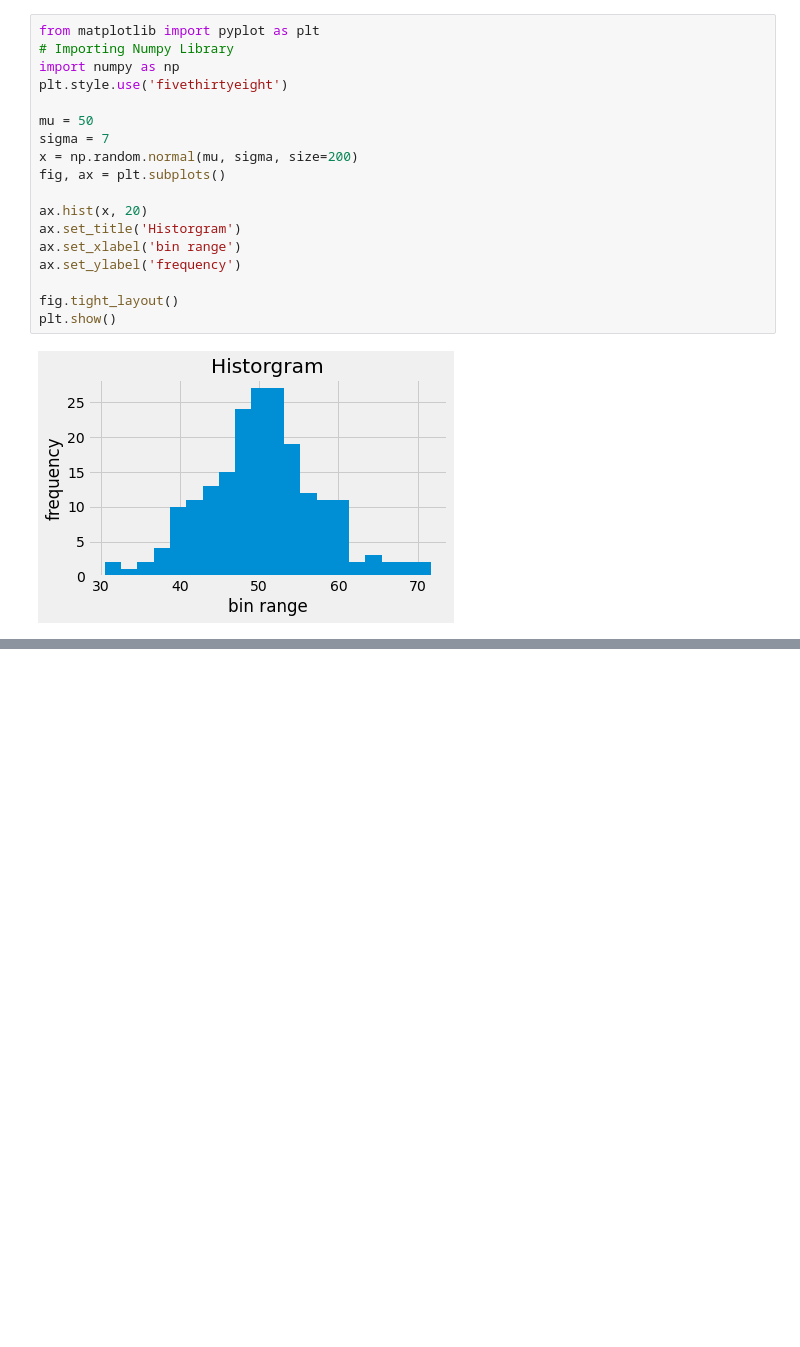
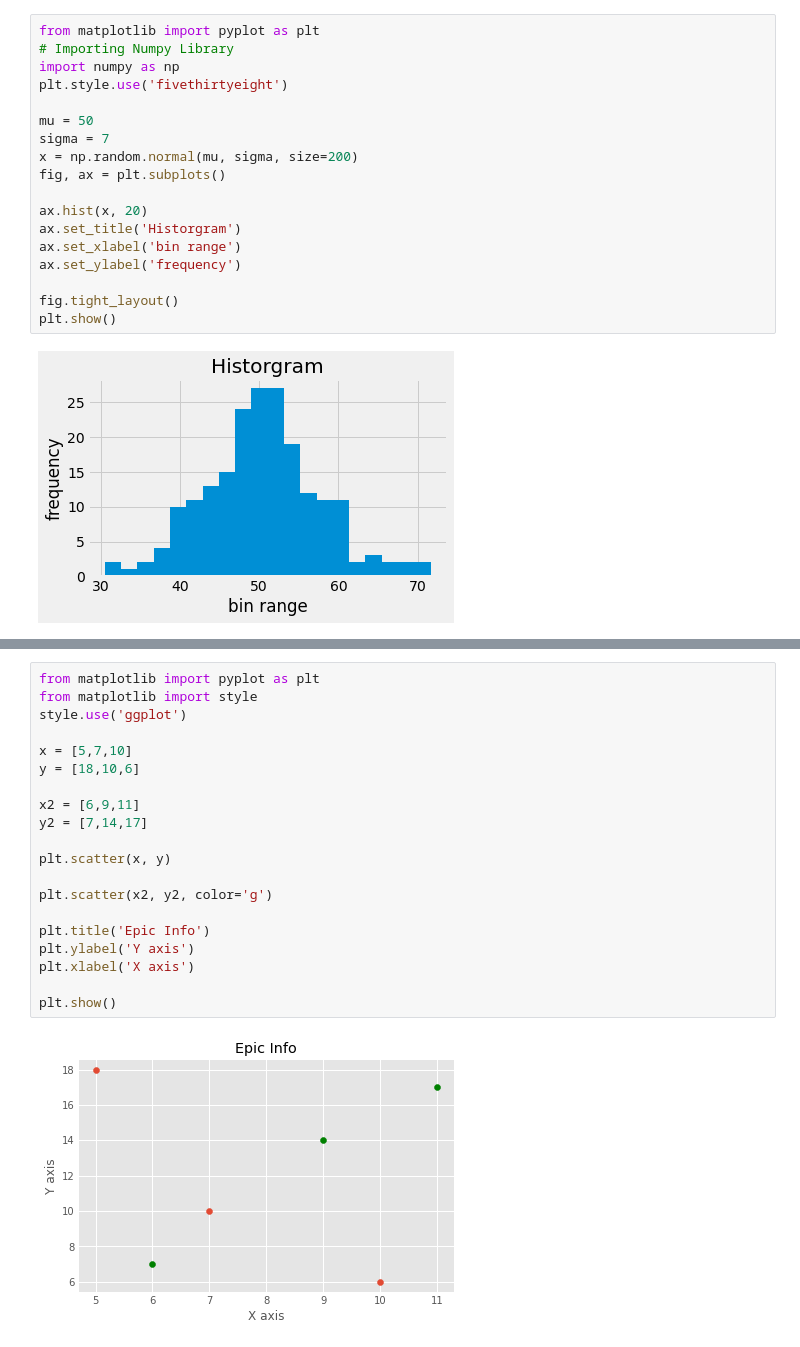
Before and after one commit to Wikistore/Data_Analysis_with_PL, a Jupyter notebook: MatplotlibBasicTutorials.ipynb, the cells around one changed output, grey strips where cells are left out. Saved outputs shown, nothing was run; the diff lists cells and outputs as text; blank space fills up the shorter version.

```diff
--- a/MatplotlibBasicTutorials.ipynb
+++ b/MatplotlibBasicTutorials.ipynb
@@ -489,0 +495,22 @@ plt.show()
+# %%
+from matplotlib import pyplot as plt
+from matplotlib import style
+style.use('ggplot')
+
+x = [5,7,10]
+y = [18,10,6]
+
+x2 = [6,9,11]
+y2 = [7,14,17]
+
+plt.scatter(x, y)
+
+plt.scatter(x2, y2, color='g')
+
+plt.title('Epic Info')
+plt.ylabel('Y axis')
+plt.xlabel('X axis')
+
+plt.show()
+# %% [output]
+[figure, added]
```
Also changed, not shown: parts of 3 cells of this notebook.
